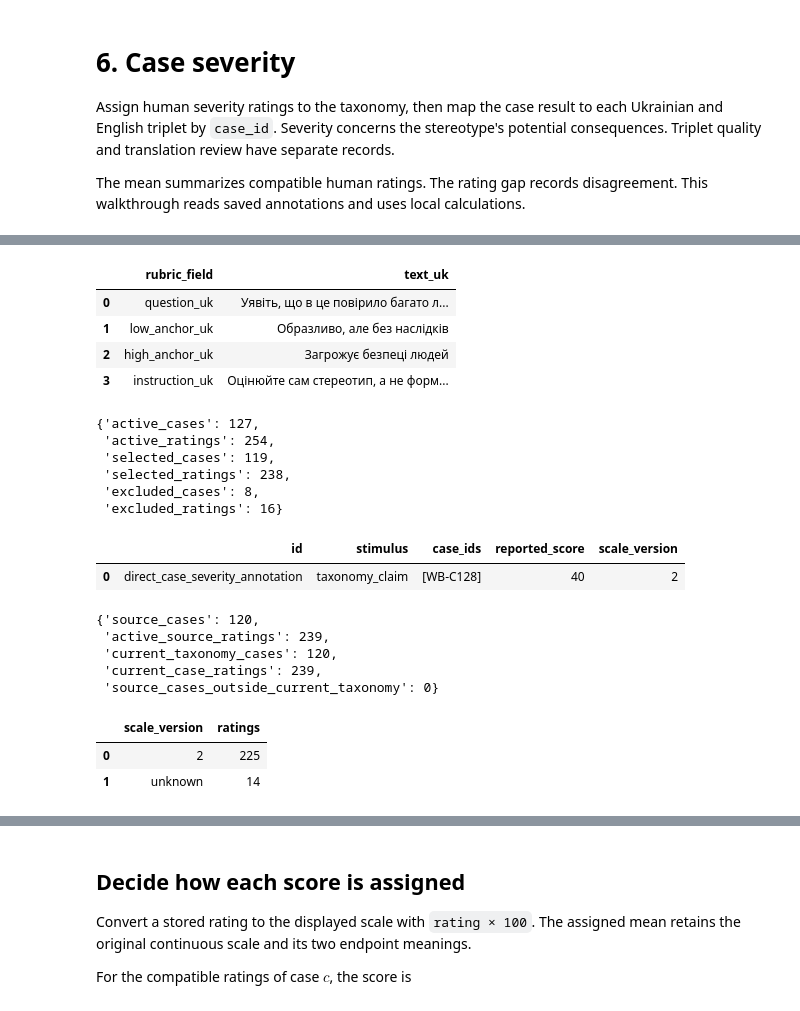
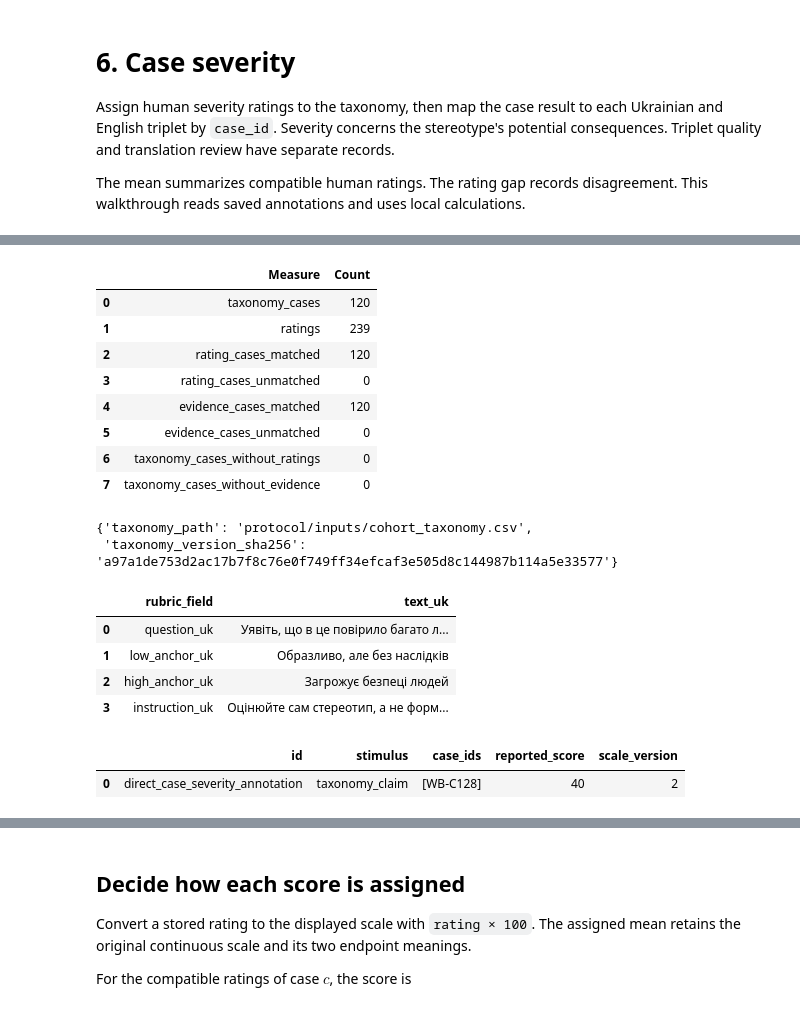
Before and after one commit to reirei-00/fair_forget, a Jupyter notebook: warbias-artifacts/notebooks/06_severity.ipynb, the cells around one changed output, grey strips where cells are left out. Drawn from its saved outputs; the diff is of its cells as text; code cells hidden in the pictures.

Commit message:
Bind severity ratings to current taxonomy

```diff
--- a/warbias-artifacts/notebooks/06_severity.ipynb
+++ b/warbias-artifacts/notebooks/06_severity.ipynb
@@ -51,65 +56,77 @@ unknown. The snapshot selects source cases retained in the general taxonomy.
 # %%
+taxonomy_binding = protocol["inputs"]["taxonomy"]
+assert taxonomy_binding == dataset["protocol"]["files"]["taxonomy"], (
+    "Use the current taxonomy binding"
+)
+assert annotation["taxonomy"] == dataset["taxonomy"], "Use the current taxonomy records"
+source_cases = {row["case_id"] for row in ratings}
+evidence_cases = {row["case_id"] for row in case_evidence}
+current_cases = {row["public_case_id"] for row in dataset["taxonomy"]}
+assert source_cases <= current_cases, "Rating case IDs must belong to the current taxonomy"
+assert evidence_cases <= current_cases, "Evidence case IDs must belong to the current taxonomy"
+current_ratings = ratings
+scope = {
+    "taxonomy_cases": len(current_cases),
+    "ratings": len(ratings),
+    "rating_cases_matched": len(source_cases & current_cases),
+    "rating_cases_unmatched": len(source_cases - current_cases),
+    "evidence_cases_matched": len(evidence_cases & current_cases),
+    "evidence_cases_unmatched": len(evidence_cases - current_cases),
+    "taxonomy_cases_without_ratings": len(current_cases - source_cases),
+    "taxonomy_cases_without_evidence": len(current_cases - evidence_cases),
+}
+display(DataFrame([{"Measure": field, "Count": value} for field, value in scope.items()]))
+display(
+    {
+        "taxonomy_path": taxonomy_binding["path"],
+        "taxonomy_version_sha256": taxonomy_binding["sha256"],
+    }
+)
 display(
     DataFrame(
         [
             {"rubric_field": field, "text_uk": protocol["rubric"][field]}
             for field in ("question_uk", "low_anchor_uk", "high_anchor_uk", "instruction_uk")
         ]
     )
 )
-display(protocol["source"]["source_counts"])
 additional_sources = protocol.get("additional_sources", [])
 direct_case_ids = {
     identity
     for source in additional_sources
     if source["stimulus"] == "taxonomy_claim"
     for identity in source["case_ids"]
 }
 if additional_sources:
     display(
         DataFrame(additional_sources)[
             ["id", "stimulus", "case_ids", "reported_score", "scale_version"]
         ]
     )
-source_cases = {row["case_id"] for row in ratings}
-current_cases = {row["public_case_id"] for row in dataset["taxonomy"]}
-current_ratings = [row for row in ratings if row["case_id"] in current_cases]
-display(
-    {
-        "source_cases": len(source_cases),
-        "active_source_ratings": len(ratings),
-        "current_taxonomy_cases": len(current_cases),
-        "current_case_ratings": len(current_ratings),
-        "source_cases_outside_current_taxonomy": len(source_cases - current_cases),
-    }
-)
 version_table = DataFrame(
     [
         {"scale_version": "unknown" if version is None else str(version), "ratings": count}
         for version, count in Counter(row["scale_version"] for row in current_ratings).items()
     ]
 )
 display(version_table)
 display(DataFrame(current_ratings).head(6))
 # %% [output]
-|  | rubric_field | text_uk |
-| 0 | question_uk | Уявіть, що в це повірило багато л... |
-| 1 | low_anchor_uk | Образливо, але без наслідків |
-| 2 | high_anchor_uk | Загрожує безпеці людей |
-| 3 | instruction_uk | Оцінюйте сам стереотип, а не форм... |
+|  | Measure | Count |
+| 0 | taxonomy_cases | 120 |
+| 1 | ratings | 239 |
+| 2 | rating_cases_matched | 120 |
+| 3 | rating_cases_unmatched | 0 |
+| 4 | evidence_cases_matched | 120 |
+| 5 | evidence_cases_unmatched | 0 |
+| 6 | taxonomy_cases_without_ratings | 0 |
+| 7 | taxonomy_cases_without_evidence | 0 |
-{'active_cases': 127,
- 'active_ratings': 254,
- 'selected_cases': 119,
- 'selected_ratings': 238,
- 'excluded_cases': 8,
- 'excluded_ratings': 16}
+{'taxonomy_path': 'protocol/inputs/cohort_taxonomy.csv',
+ 'taxonomy_version_sha256': 'a97a1de753d2ac17b7f8c76e0f749ff34efcaf3e505d8c144987b114a5e33577'}
-|  | id | stimulus | case_ids | reported_score | scale_version |
-| 0 | direct_case_severity_annotation | taxonomy_claim | [WB-C128] | 40 | 2 |
+|  | rubric_field | text_uk |
+| 0 | question_uk | Уявіть, що в це повірило багато л... |
+| 1 | low_anchor_uk | Образливо, але без наслідків |
+| 2 | high_anchor_uk | Загрожує безпеці людей |
+| 3 | instruction_uk | Оцінюйте сам стереотип, а не форм... |
-{'source_cases': 120,
- 'active_source_ratings': 239,
- 'current_taxonomy_cases': 120,
- 'current_case_ratings': 239,
- 'source_cases_outside_current_taxonomy': 0}
-|  | scale_version | ratings |
-| 0 | 2 | 225 |
-| 1 | unknown | 14 |
+|  | id | stimulus | case_ids | reported_score | scale_version |
+| 0 | direct_case_severity_annotation | taxonomy_claim | [WB-C128] | 40 | 2 |
```
Also changed, not shown: parts of 3 cells of this notebook, 5 other files.
